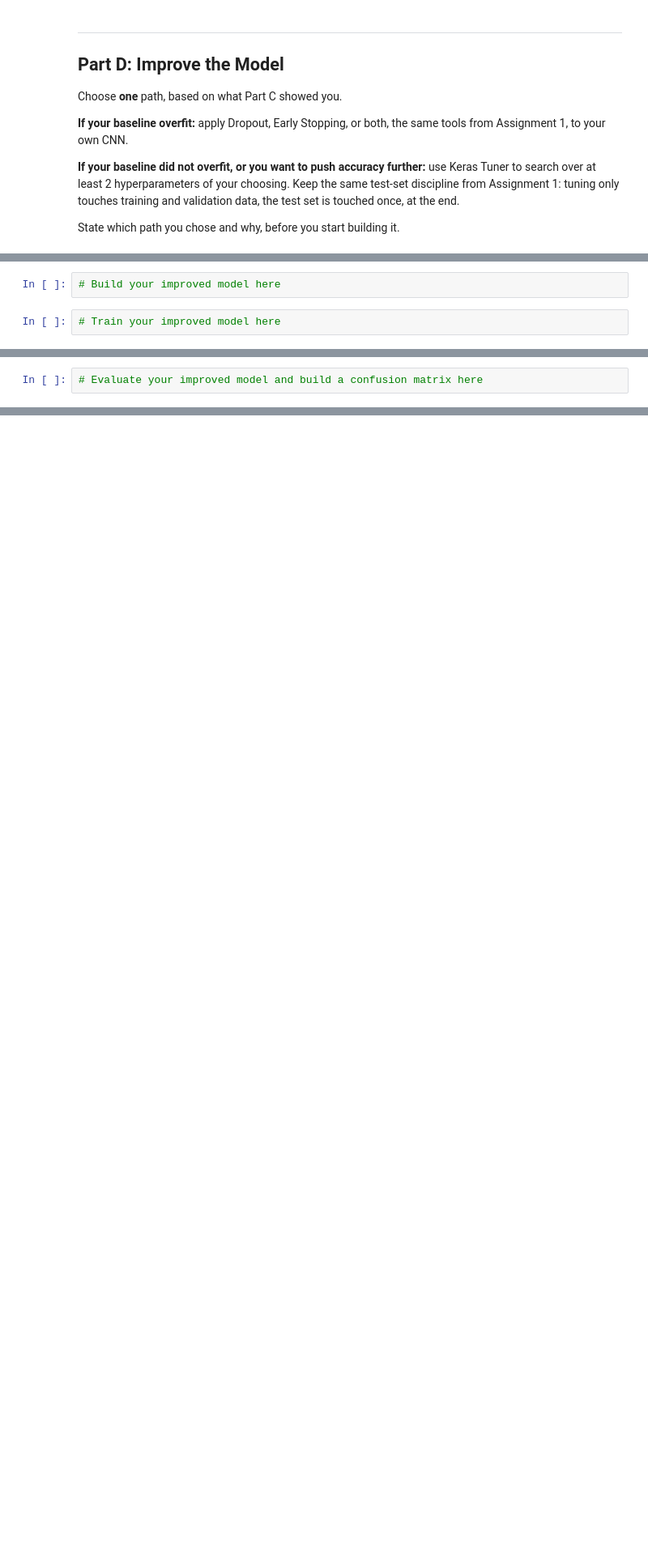
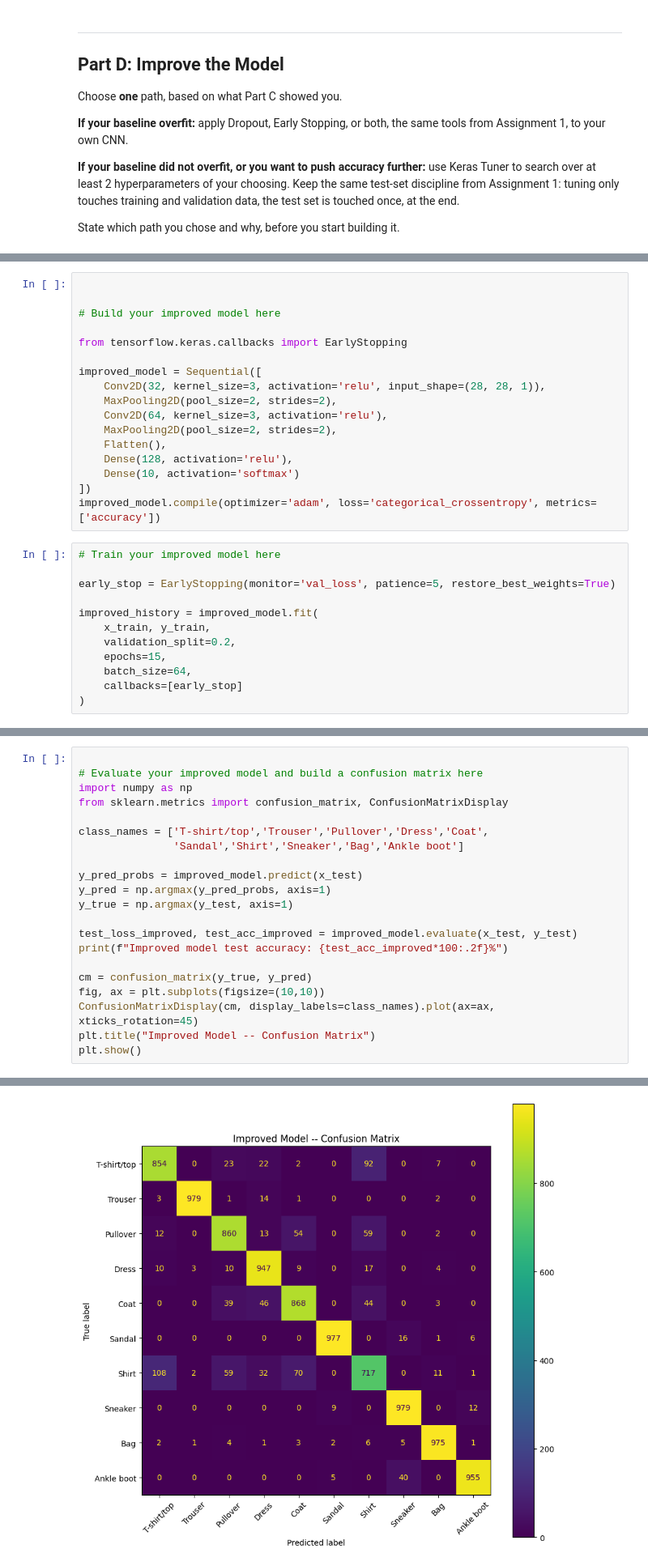
Before and after one commit to Darren-S-IT/IT480-FA26, a Jupyter notebook: Lab2/Lab2_CNN_PetFinder_Starter.ipynb, the cells around one changed output, grey strips where cells are left out. Shown at 81% size. Drawn from its saved outputs; the diff is of its cells as text; blank space fills up the shorter version.

```diff
--- a/Lab2/Lab2_CNN_PetFinder_Starter.ipynb
+++ b/Lab2/Lab2_CNN_PetFinder_Starter.ipynb
@@ -180,4 +168,29 @@ State which path you chose and why, before you start building it.
 # %%
+
+
 # Build your improved model here
+
+from tensorflow.keras.callbacks import EarlyStopping
+
+improved_model = Sequential([
+    Conv2D(32, kernel_size=3, activation='relu', input_shape=(28, 28, 1)),
+    MaxPooling2D(pool_size=2, strides=2),
+    Conv2D(64, kernel_size=3, activation='relu'),
+    MaxPooling2D(pool_size=2, strides=2),
+    Flatten(),
+    Dense(128, activation='relu'),
+    Dense(10, activation='softmax')
+])
+improved_model.compile(optimizer='adam', loss='categorical_crossentropy', metrics=['accuracy'])
 # %%
 # Train your improved model here
+
+early_stop = EarlyStopping(monitor='val_loss', patience=5, restore_best_weights=True)
+
+improved_history = improved_model.fit(
+    x_train, y_train,
+    validation_split=0.2,
+    epochs=15,
+    batch_size=64,
+    callbacks=[early_stop]
+)
@@ -195,4 +221,24 @@ Fill in your own results:
 
 Report a confusion matrix for your improved model. Are Dogs or Cats more often misclassified? Do you have a guess as to why, based on looking at a few misclassified photos directly?
 # %%
+
 # Evaluate your improved model and build a confusion matrix here
+import numpy as np
+from sklearn.metrics import confusion_matrix, ConfusionMatrixDisplay
+
+class_names = ['T-shirt/top','Trouser','Pullover','Dress','Coat',
+               'Sandal','Shirt','Sneaker','Bag','Ankle boot']
+
+y_pred_probs = improved_model.predict(x_test)
+y_pred = np.argmax(y_pred_probs, axis=1)
+y_true = np.argmax(y_test, axis=1)
+
+test_loss_improved, test_acc_improved = improved_model.evaluate(x_test, y_test)
+print(f"Improved model test accuracy: {test_acc_improved*100:.2f}%")
+
+cm = confusion_matrix(y_true, y_pred)
+fig, ax = plt.subplots(figsize=(10,10))
+ConfusionMatrixDisplay(cm, display_labels=class_names).plot(ax=ax, xticks_rotation=45)
+plt.title("Improved Model -- Confusion Matrix")
+plt.show()
+# %% [output]
@@ -199,3 +248,4 @@ Report a confusion matrix for your improved model. Are Dogs or Cats more often m
+[figure, added]
 # %% [markdown]
 *Your discussion of the confusion matrix:*
 # %% [markdown]
```
Also changed, not shown: parts of 10 cells of this notebook.
